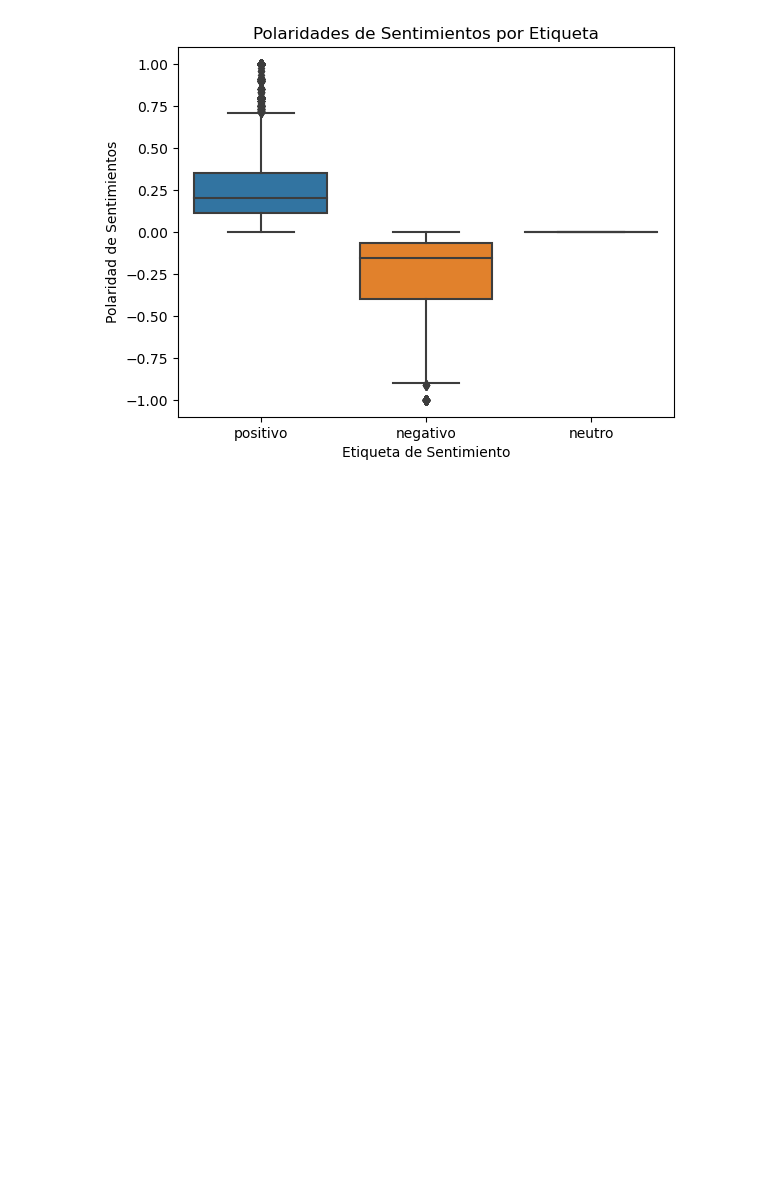
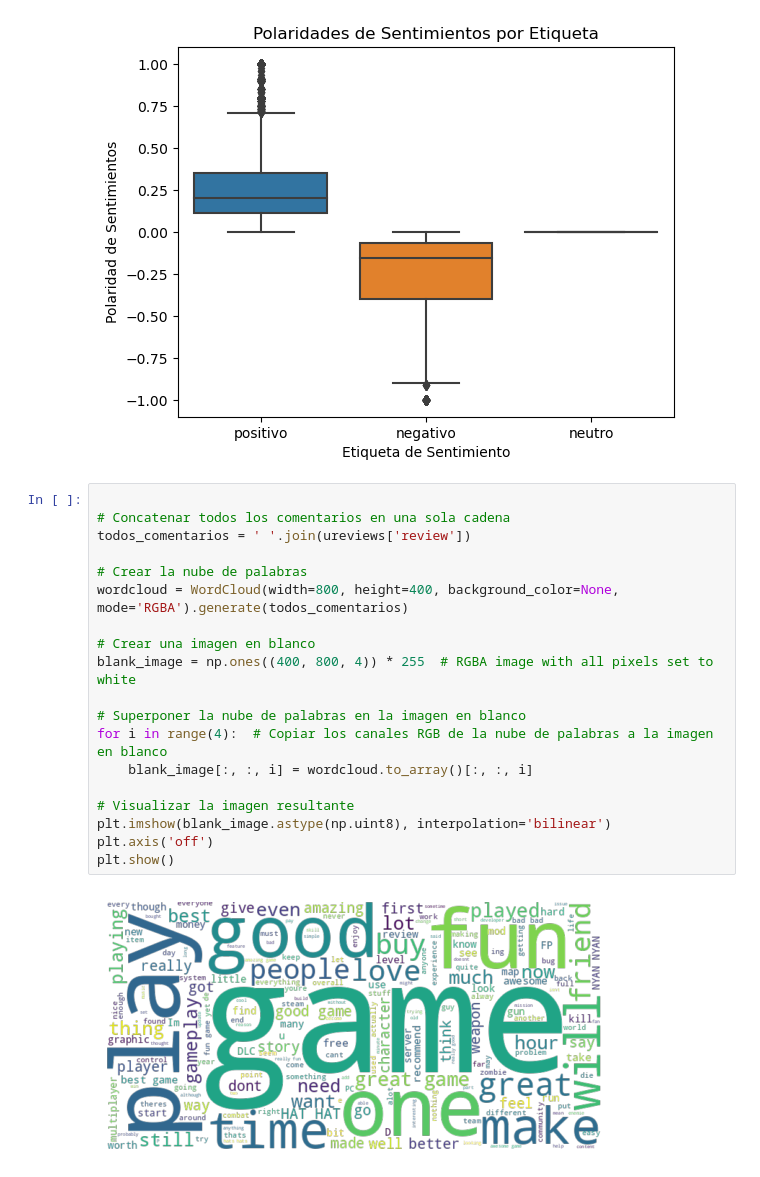
Before and after one commit to KamusDroid/Steam_PI, a Jupyter notebook: ETL.ipynb, the cells around one changed output. Cells and saved outputs as stored; diff of their text form; blank space fills up the shorter version.

```diff
--- a/ETL.ipynb
+++ b/ETL.ipynb
@@ -1032,3 +1037,24 @@ plt.ylabel('Polaridad de Sentimientos')
 plt.show()
 # %% [output]
 [figure]
+# %%
+
+# Concatenar todos los comentarios en una sola cadena
+todos_comentarios = ' '.join(ureviews['review'])
+
+# Crear la nube de palabras
+wordcloud = WordCloud(width=800, height=400, background_color=None, mode='RGBA').generate(todos_comentarios)
+
+# Crear una imagen en blanco
+blank_image = np.ones((400, 800, 4)) * 255  # RGBA image with all pixels set to white
+
+# Superponer la nube de palabras en la imagen en blanco
+for i in range(4):  # Copiar los canales RGB de la nube de palabras a la imagen en blanco
+    blank_image[:, :, i] = wordcloud.to_array()[:, :, i]
+
+# Visualizar la imagen resultante
+plt.imshow(blank_image.astype(np.uint8), interpolation='bilinear')
+plt.axis('off')
+plt.show()
+# %% [output]
+[figure, added]
```
Also changed, not shown: parts of 56 cells of this notebook, 14 other files.
